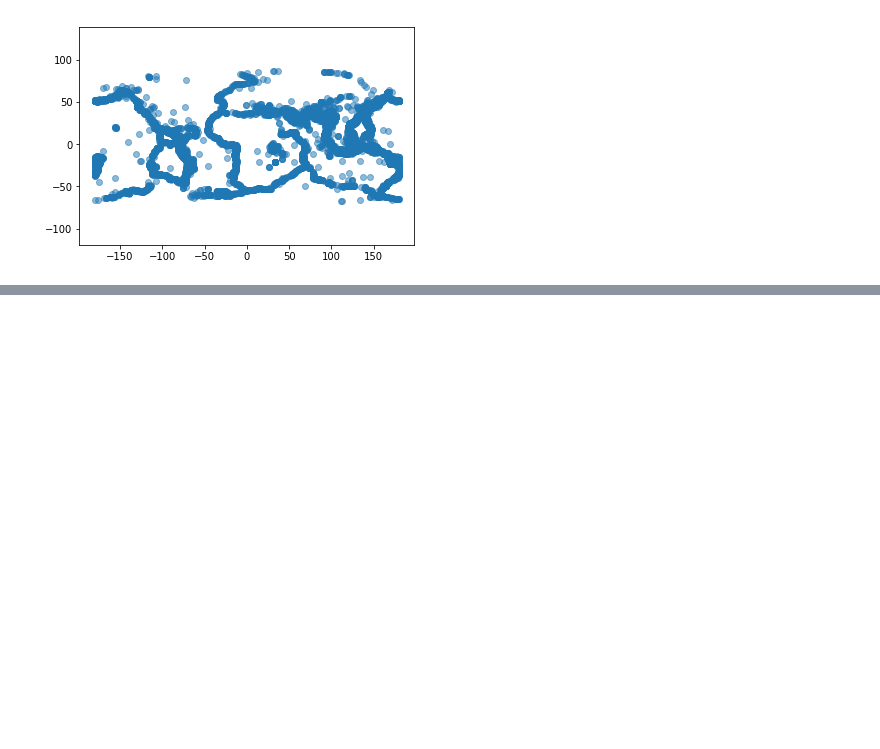
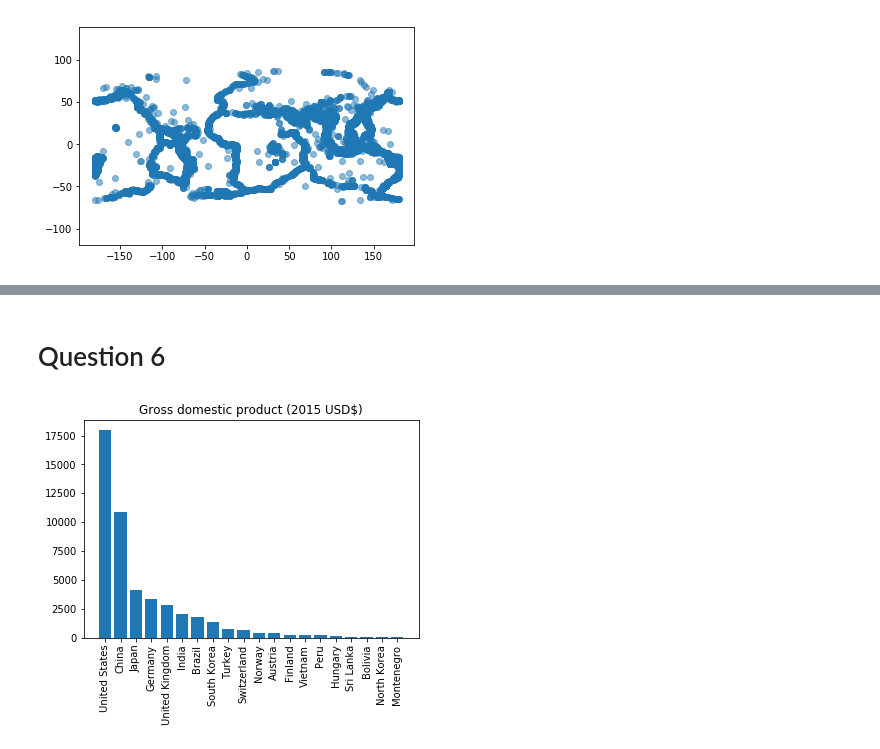
Before and after one commit to Alexander-Weinberg/BootCamp2018, a Jupyter notebook: ProbSets/Comp/ProbSet2/Data_Vis.ipynb, the cells around one changed output, grey strips where cells are left out. Cells and saved outputs as stored; diff of their text form; code cells hidden in the pictures; blank space fills up the shorter version.

```diff
--- a/ProbSets/Comp/ProbSet2/Data_Vis.ipynb
+++ b/ProbSets/Comp/ProbSet2/Data_Vis.ipynb
@@ -135,0 +155,18 @@ plt.axis('equal')
+# %% [markdown]
+# Question 6
+# %%
+pop, gdp, mheight, fheight = np.load('countries.npy').T
+countries = ["Austria", "Bolivia", "Brazil", "China",
+            "Finland", "Germany", "Hungary", "India",
+            "Japan", "North Korea", "Montenegro", "Norway",
+            "Peru", "South Korea", "Sri Lanka", "Switzerland",
+            "Turkey", "United Kingdom", "United States", "Vietnam"]
+countries = np.array(countries)
+
+by_gdp = np.argsort(gdp)[::-1]
+plt.bar(range(len(countries)), gdp[by_gdp])
+plt.xticks(range(len(countries)), countries[by_gdp], rotation=90)
+plt.title('Gross domestic product (2015 USD$)')
+plt.show()
+# %% [output]
+[figure, added]
```
Also changed, not shown: parts of 6 cells of this notebook, 2 other files.
